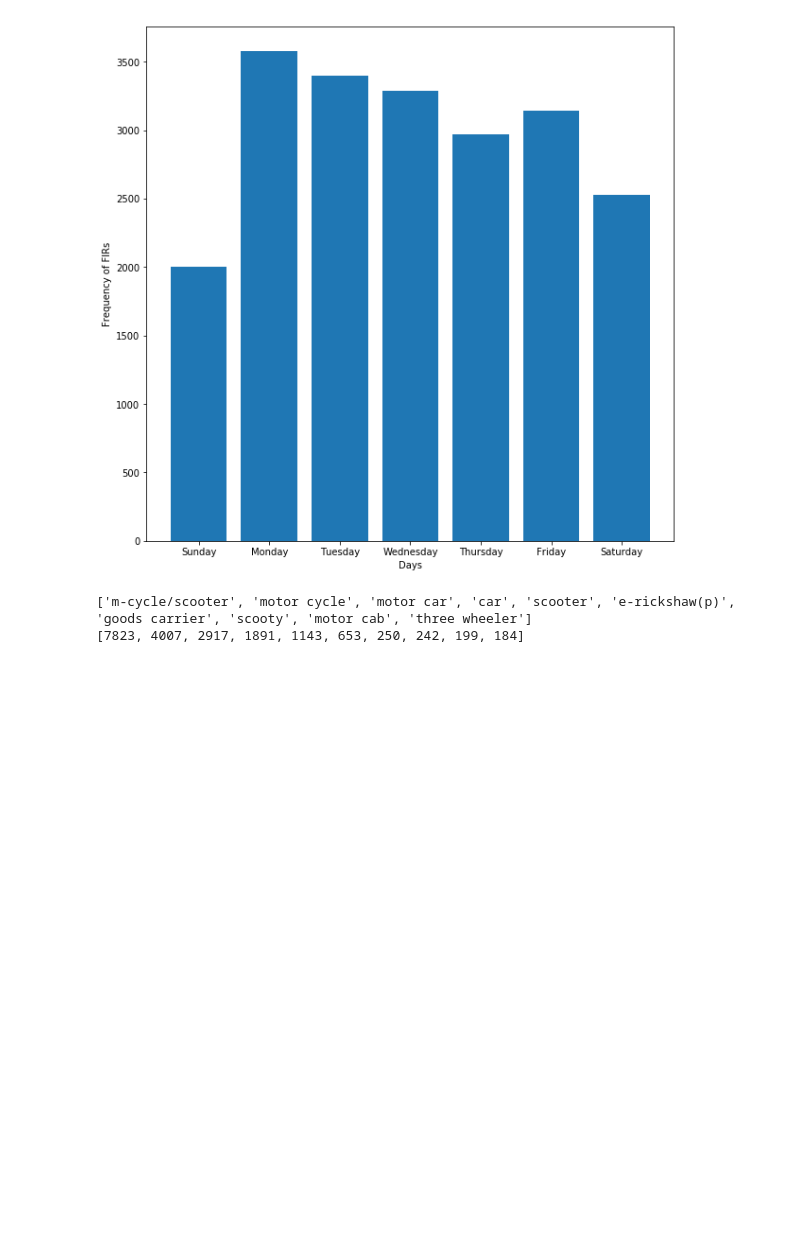
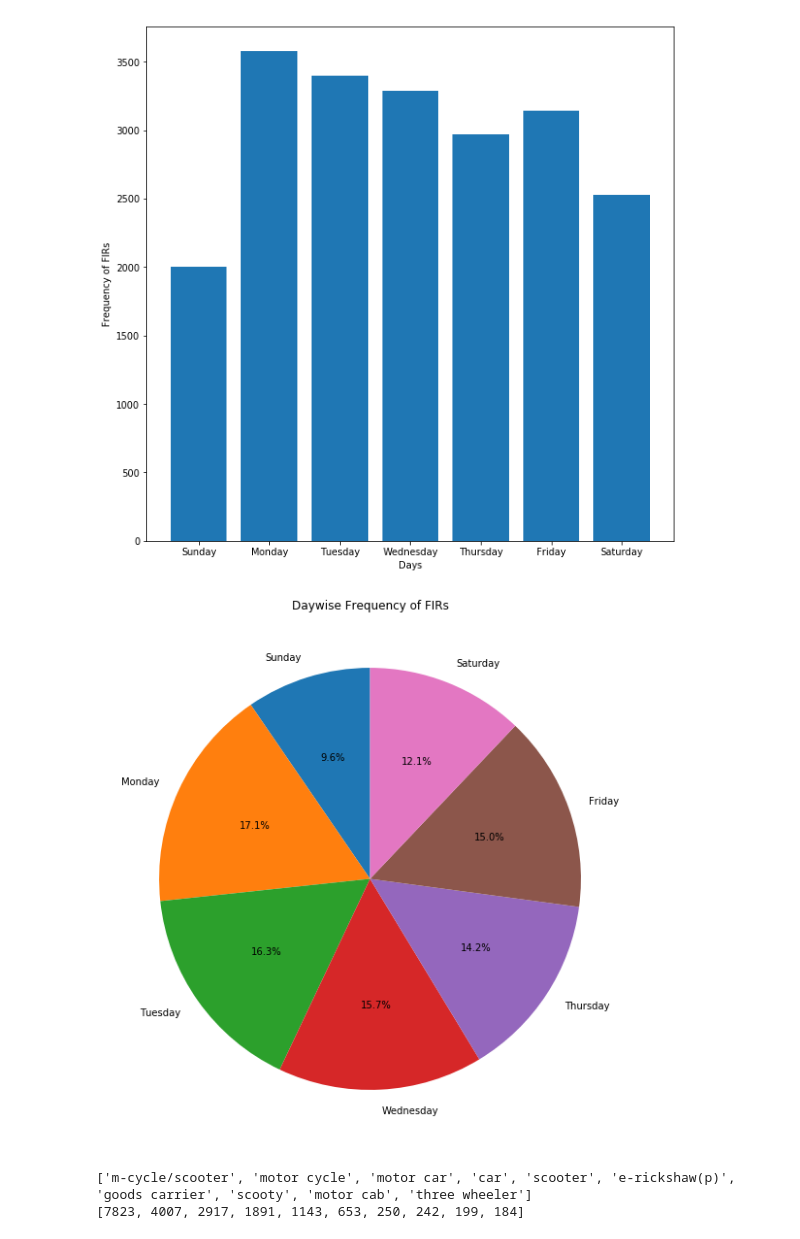
Before and after one commit to shucon/BDP-Police-FIR-Project, a Jupyter notebook: data.ipynb, the cells around one changed output. Drawn from its saved outputs; the diff is of its cells as text; code cells hidden in the pictures; blank space fills up the shorter version.

Commit message:
Freq vs Day Pie-Chart added

```diff
--- a/data.ipynb
+++ b/data.ipynb
@@ -61,6 +61,22 @@ plt.gcf().set_size_inches((10, 10))
 plt.show()
 # %% [output]
 [figure]
+# %%
+# Freq vs Day Pie-Chart
+# print(day_freq)
+day = []
+freq_fir = []
+for i in day_freq:
+    day.append(i)
+    freq_fir.append(day_freq[i])
+# print(day)
+# print(freq_fir)
+plt.pie(freq_fir, labels=day, startangle=90, autopct='%.1f%%')
+plt.title('Daywise Frequency of FIRs')
+plt.gcf().set_size_inches((16, 10))
+plt.show()
+# %% [output]
+[figure, added]
 # %%
 def numofstolenvehicletype():
     type_dict = {}
```
